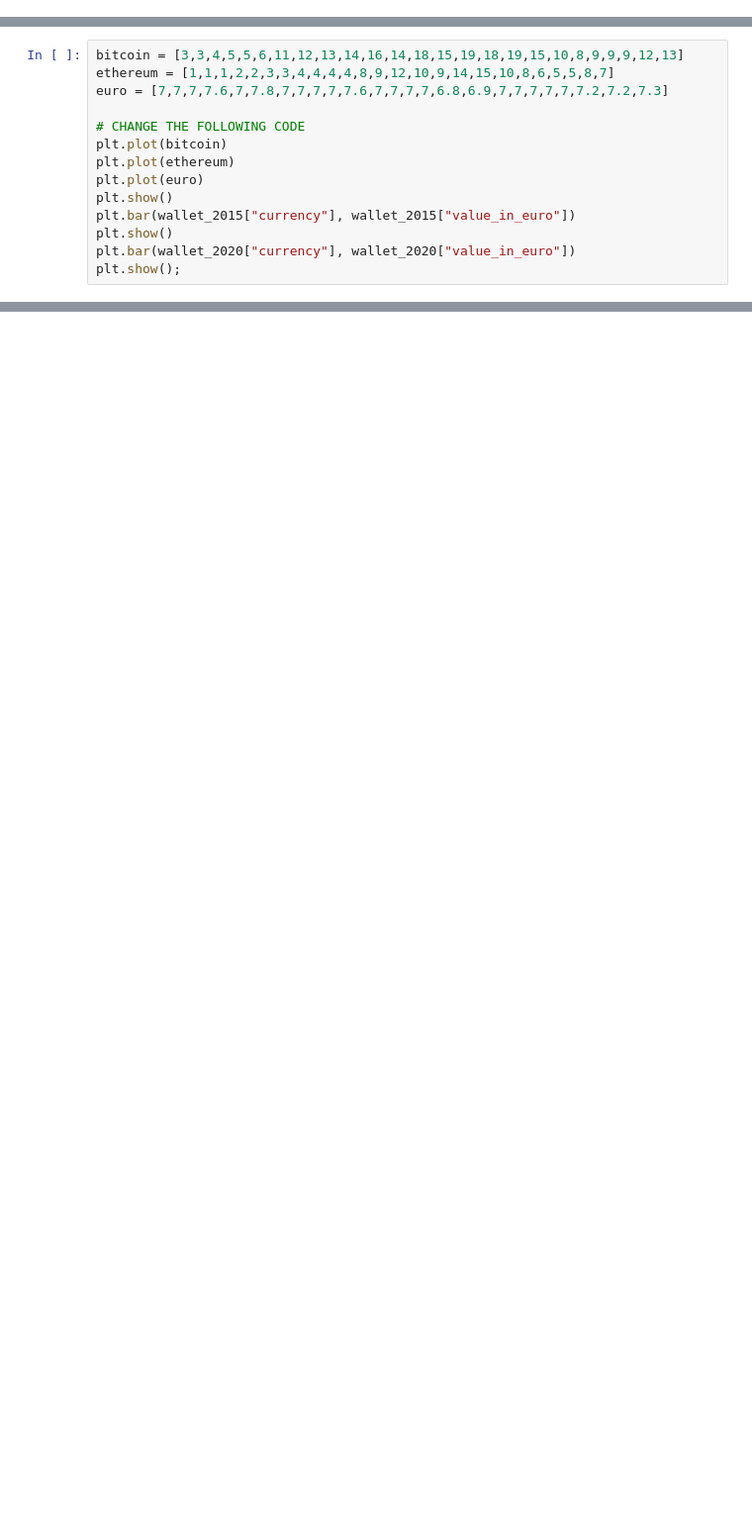
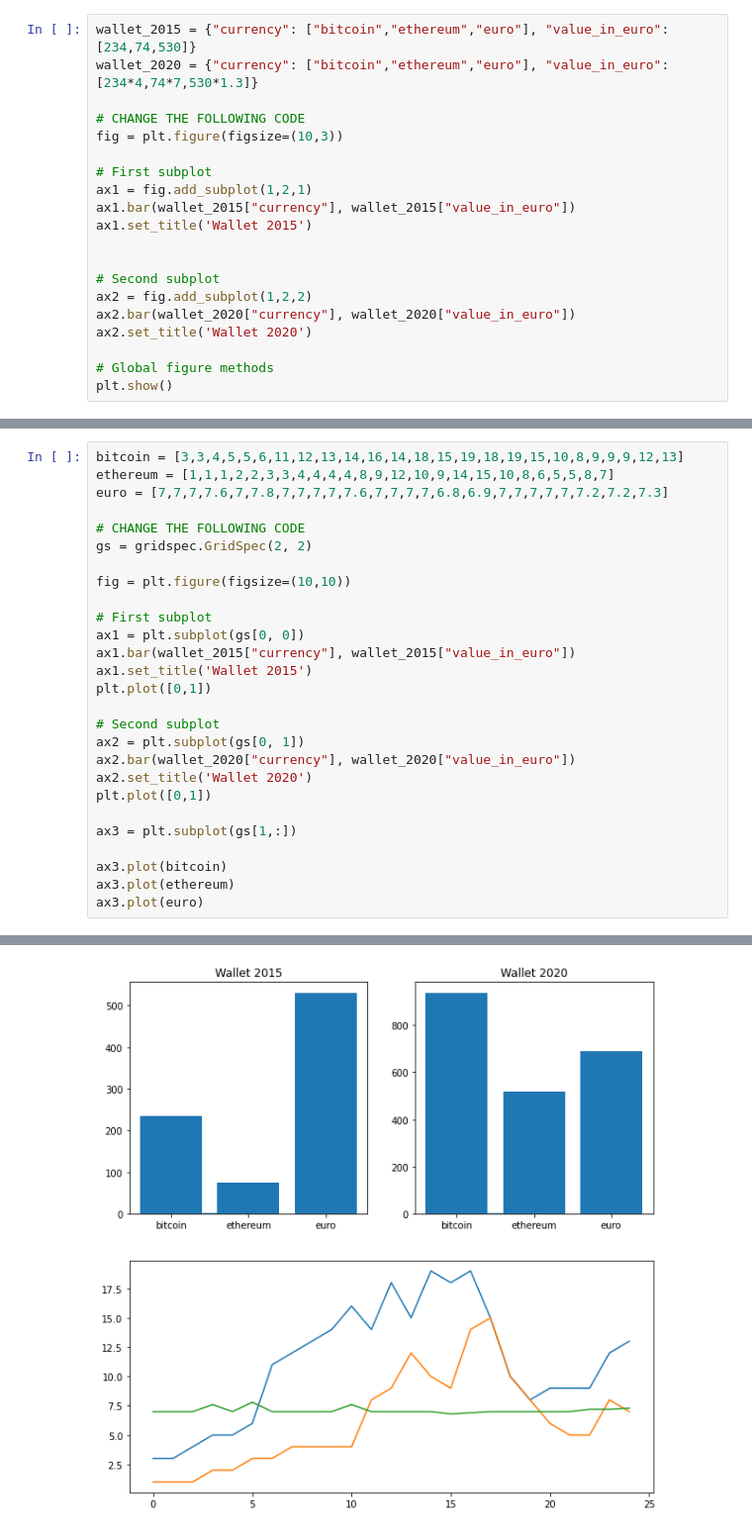
Before and after one commit to guipyc/data-subplotting, a Jupyter notebook: ex03.ipynb, the cells around one changed output, grey strips where cells are left out. Shown at 99% size. Drawn from its saved outputs; the diff is of its cells as text; blank space fills up the shorter version.

```diff
--- a/ex03.ipynb
+++ b/ex03.ipynb
@@ -31,0 +34,20 @@ plt.show();
+# %%
+wallet_2015 = {"currency": ["bitcoin","ethereum","euro"], "value_in_euro": [234,74,530]}
+wallet_2020 = {"currency": ["bitcoin","ethereum","euro"], "value_in_euro": [234*4,74*7,530*1.3]}
+
+# CHANGE THE FOLLOWING CODE
+fig = plt.figure(figsize=(10,3))
+
+# First subplot
+ax1 = fig.add_subplot(1,2,1)
+ax1.bar(wallet_2015["currency"], wallet_2015["value_in_euro"])
+ax1.set_title('Wallet 2015')
+
+
+# Second subplot
+ax2 = fig.add_subplot(1,2,2)
+ax2.bar(wallet_2020["currency"], wallet_2020["value_in_euro"])
+ax2.set_title('Wallet 2020')
+
+# Global figure methods
+plt.show()
@@ -53,11 +77,25 @@ ethereum = [1,1,1,2,2,3,3,4,4,4,4,8,9,12,10,9,14,15,10,8,6,5,5,8,7]
 euro = [7,7,7,7.6,7,7.8,7,7,7,7,7.6,7,7,7,7,6.8,6.9,7,7,7,7,7,7.2,7.2,7.3]
 
 # CHANGE THE FOLLOWING CODE
-plt.plot(bitcoin)
-plt.plot(ethereum)
-plt.plot(euro)
-plt.show()
-plt.bar(wallet_2015["currency"], wallet_2015["value_in_euro"])
-plt.show()
-plt.bar(wallet_2020["currency"], wallet_2020["value_in_euro"])
-plt.show();
+gs = gridspec.GridSpec(2, 2)
+
+fig = plt.figure(figsize=(10,10))
+
+# First subplot
+ax1 = plt.subplot(gs[0, 0])
+ax1.bar(wallet_2015["currency"], wallet_2015["value_in_euro"])
+ax1.set_title('Wallet 2015')
+plt.plot([0,1])
+
+# Second subplot
+ax2 = plt.subplot(gs[0, 1])
+ax2.bar(wallet_2020["currency"], wallet_2020["value_in_euro"])
+ax2.set_title('Wallet 2020')
+plt.plot([0,1])
+
+ax3 = plt.subplot(gs[1,:])
+
+ax3.plot(bitcoin)
+ax3.plot(ethereum)
+ax3.plot(euro)
+# %% [output]
@@ -63,0 +103 @@ plt.show();
+[figure, added]
```
Also changed, not shown: parts of 11 cells of this notebook.
